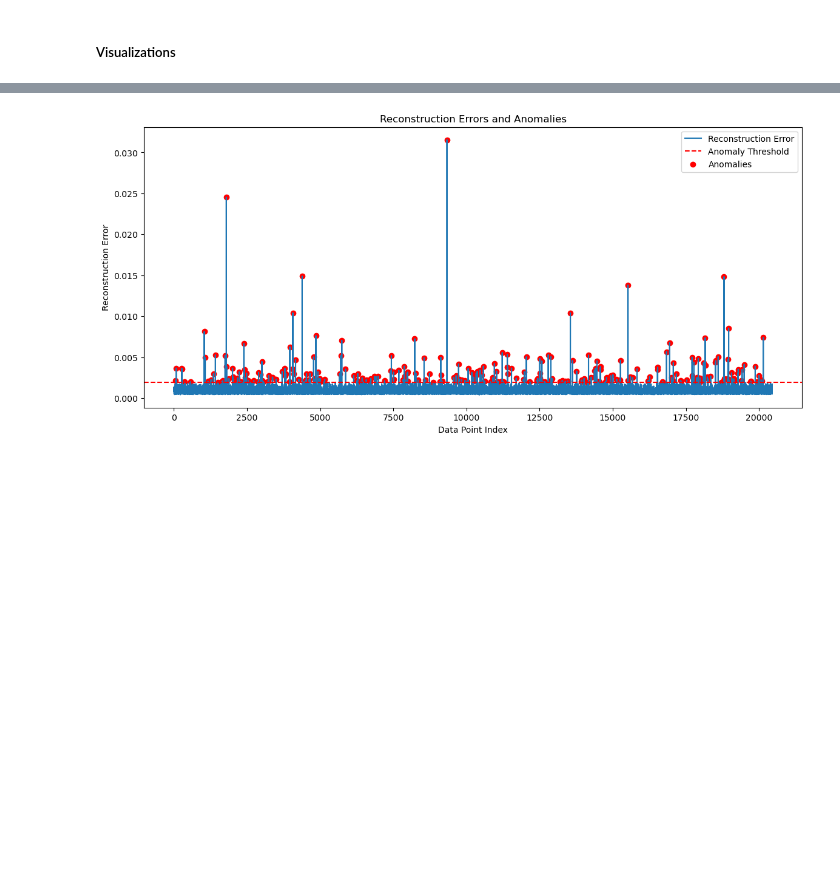
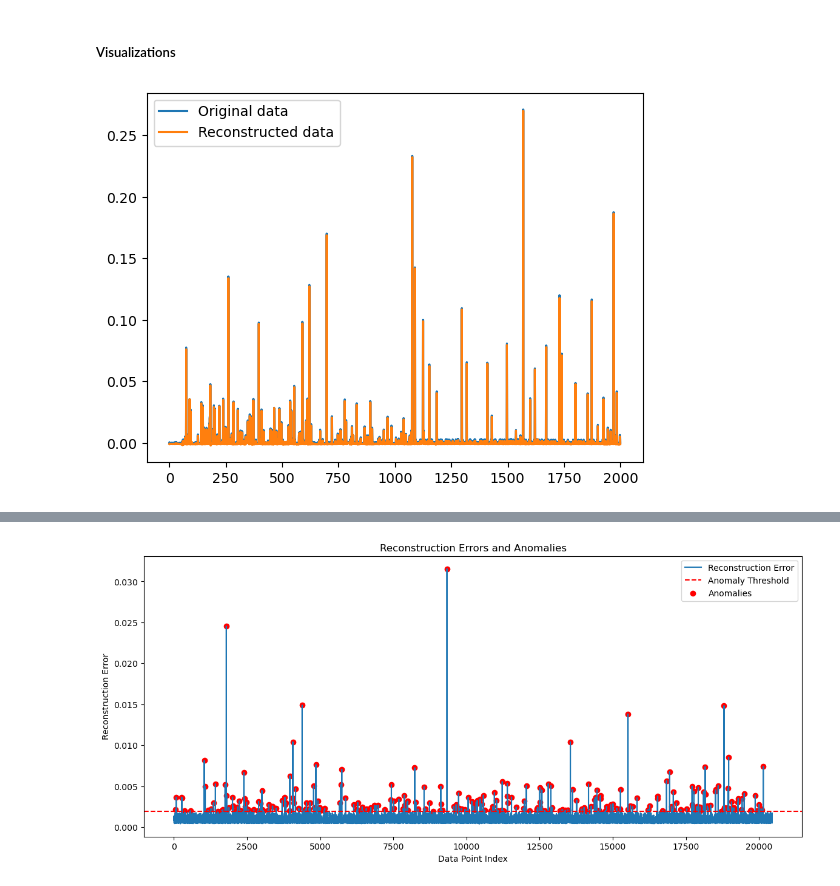
Before and after one commit to souyuki/Thesis, a Jupyter notebook: Autoencoder.ipynb, the cells around one changed output, grey strips where cells are left out. Drawn from its saved outputs; the diff is of its cells as text; code cells hidden in the pictures; blank space fills up the shorter version.

```diff
--- a/Autoencoder.ipynb
+++ b/Autoencoder.ipynb
@@ -142,3 +138,13 @@ R^2 Score: 0.9229665071060323
 Number of anomalies: 264
 # %% [markdown]
 ##### Visualizations
+# %%
+
+feature_idx = 1
+test_data_array = test_data.values
+plt.plot(test_data_array[:2000, feature_idx], label='Original data')
+plt.plot(reconstructed_data[:2000, feature_idx], label='Reconstructed data')
+plt.legend()
+plt.show()
+# %% [output]
+[figure, added]
```
Also changed, not shown: parts of 4 cells of this notebook.
